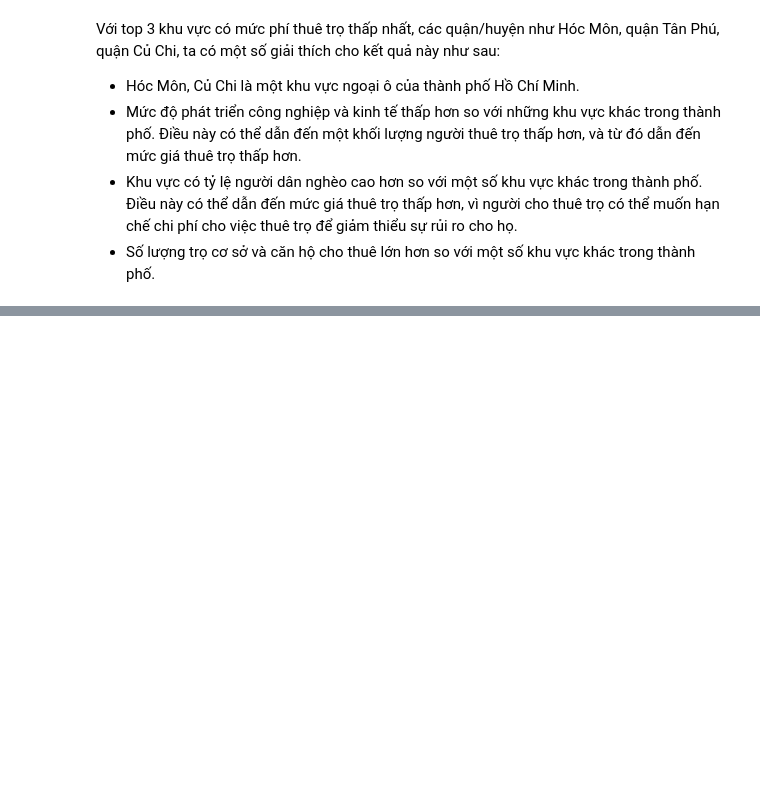
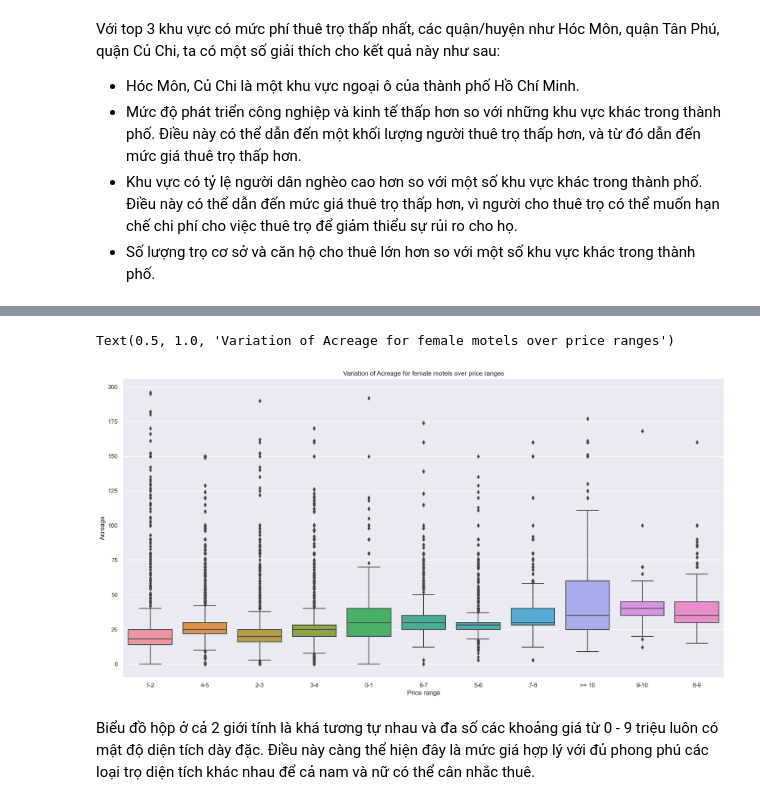
Before and after one commit to tungbtt/LTKHDL_Project_Phongtro, a Jupyter notebook: Project_PhongTro.ipynb, the cells around one changed output, grey strips where cells are left out. Cells and saved outputs as stored; diff of their text form; code cells hidden in the pictures; blank space fills up the shorter version.

```diff
--- a/Project_PhongTro.ipynb
+++ b/Project_PhongTro.ipynb
@@ -483,0 +658,9 @@ Với top 3 khu vực có mức phí thuê trọ thấp nhất, các quận/huy
+# %%
+plt.subplots(figsize = (20, 10))
+sns.boxplot('Price range', 'Acreage', data = female_avail_df[female_avail_df['Acreage'] < 200])
+plt.title('Variation of Acreage for female motels over price ranges')
+# %% [output]
+Text(0.5, 1.0, 'Variation of Acreage for female motels over price ranges')
+[figure, added]
+# %% [markdown]
+Biểu đồ hộp ở cả 2 giới tính là khá tương tự nhau và đa số các khoảng giá từ 0 - 9 triệu luôn có mật độ diện tích dày đặc. Điều này càng thể hiện đây là mức giá hợp lý với đủ phong phú các loại trọ diện tích khác nhau để cả nam và nữ có thể cân nhắc thuê.
```
Also changed, not shown: parts of 30 cells of this notebook.
